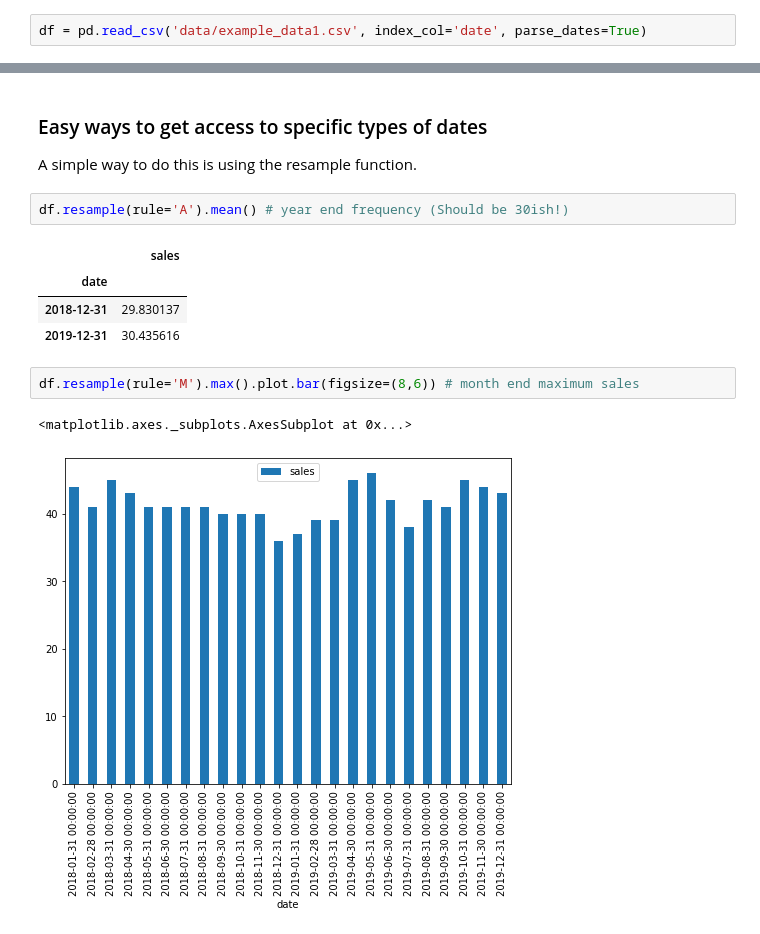
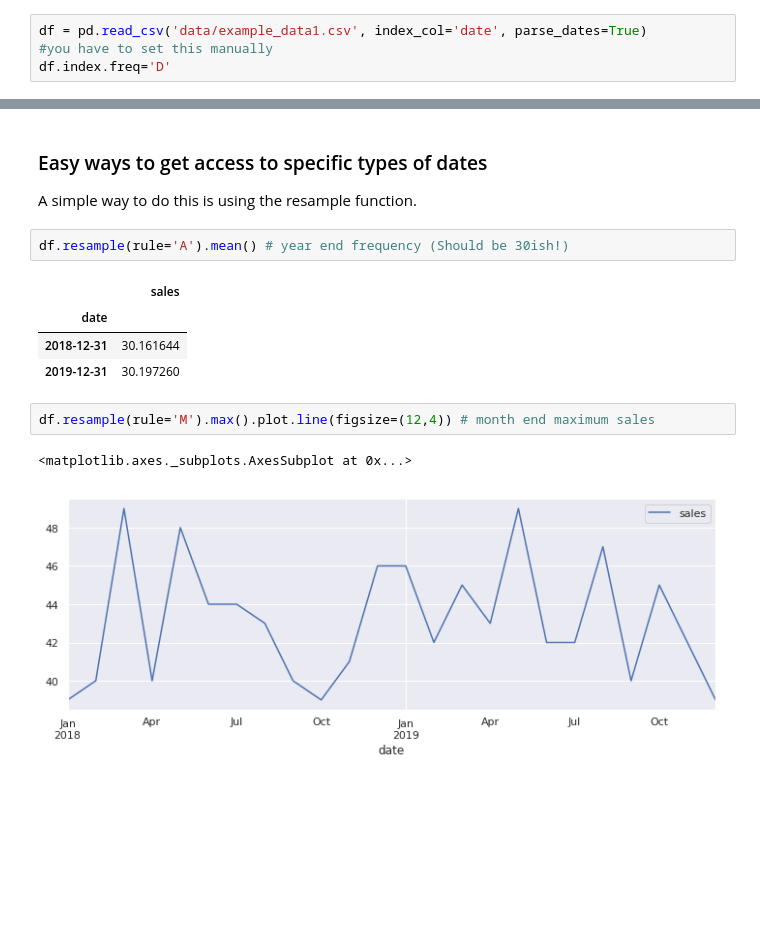
Before and after one commit to TomMonks/code-club-basic-forecasting, a Jupyter notebook: intro_to_dates.ipynb, the cells around one changed output, grey strips where cells are left out. Drawn from its saved outputs; the diff is of its cells as text; blank space fills up the shorter version.

```diff
--- a/intro_to_dates.ipynb
+++ b/intro_to_dates.ipynb
@@ -147,6 +240,8 @@ df.to_csv('data/example_data1.csv') # save to file
 Now read in the data and let pandas know that the index is a date field using the `parse_dates` argument.
 # %%
 df = pd.read_csv('data/example_data1.csv', index_col='date', parse_dates=True)
+#you have to set this manually
+df.index.freq='D'
 # %%
 df.head()
 # %% [output]
@@ -189,10 +284,10 @@ df.resample(rule='A').mean() # year end frequency (Should be 30ish!)
 # %% [output]
 |  | sales |
 | date |  |
-| 2018-12-31 | 29.830137 |
-| 2019-12-31 | 30.435616 |
+| 2018-12-31 | 30.161644 |
+| 2019-12-31 | 30.197260 |
 # %%
-df.resample(rule='M').max().plot.bar(figsize=(8,6)) # month end maximum sales
+df.resample(rule='M').max().plot.line(figsize=(12,4)) # month end maximum sales
 # %% [output]
 <matplotlib.axes._subplots.AxesSubplot at 0x...>
-[figure, old version]
+[figure, new version]
```
Also changed, not shown: parts of 30 cells of this notebook, 1 other file.
